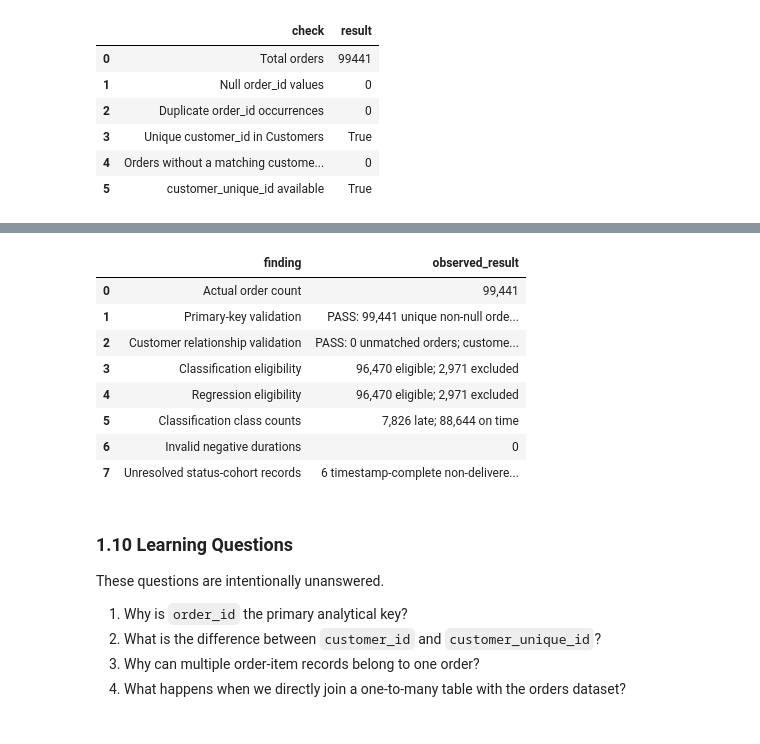
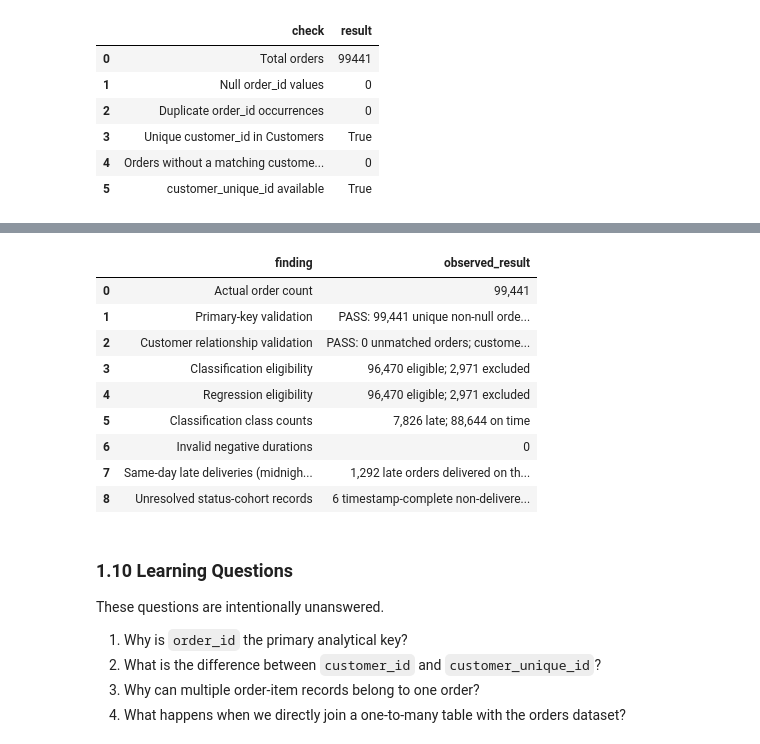
Before and after one commit to mmubashir95/ecommerce-delivery-intelligence, a Jupyter notebook: notebooks/03_exploratory_analysis.ipynb, the cells around one changed output, grey strips where cells are left out. Drawn from its saved outputs; the diff is of its cells as text; code cells hidden in the pictures.

```diff
--- a/notebooks/03_exploratory_analysis.ipynb
+++ b/notebooks/03_exploratory_analysis.ipynb
@@ -247,6 +262,20 @@ orders.loc[classification_eligible, "is_late"] = (
     > orders.loc[classification_eligible, "order_estimated_delivery_date"]
 ).astype("Int8")
 
+# The estimate is stored at midnight, so a delivery later on the same calendar
+# day is late under the strict rule; this count quantifies that convention.
+same_day_late = (
+    classification_eligible
+    & orders["is_late"].eq(1).fillna(False)
+    & orders["order_delivered_customer_date"].dt.normalize().eq(
+        orders["order_estimated_delivery_date"]
+    )
+)
+
+# Rows that satisfy the timestamp rules but are excluded only by the
+# provisional delivered-status rule; shown by status for governance review.
+status_only_exclusions = ~delivered_status & classification_timestamps_valid
+
 classification_summary = pd.DataFrame(
     {
         "metric": [
@@ -255,6 +284,7 @@ classification_summary = pd.DataFrame(
             "Classification-ineligible orders",
             "Eligible late orders",
             "Eligible on-time orders",
+            "Eligible late orders delivered on the estimated calendar day",
             "Timestamp-complete non-delivered orders (governance diagnostic)",
         ],
         "count": [
@@ -263,11 +293,20 @@ classification_summary = pd.DataFrame(
             int((~classification_eligible).sum()),
             int(orders.loc[classification_eligible, "is_late"].eq(1).sum()),
             int(orders.loc[classification_eligible, "is_late"].eq(0).sum()),
-            int((~delivered_status & classification_timestamps_valid).sum()),
+            int(same_day_late.sum()),
+            int(status_only_exclusions.sum()),
         ],
     }
 )
-classification_summary
+display(classification_summary)
+
+status_only_exclusion_breakdown = (
+    orders.loc[status_only_exclusions, "order_status"]
+    .value_counts()
+    .rename_axis("order_status")
+    .reset_index(name="timestamp_complete_rows")
+)
+status_only_exclusion_breakdown
 # %% [output]
 |  | metric | count |
 | 0 | Total orders | 99441 |
@@ -479,35 +549,45 @@ key_findings = pd.DataFrame(
             "Actual order count",
             "Primary-key validation",
             "Customer relationship validation",
             "Classification eligibility",
             "Regression eligibility",
             "Classification class counts",
             "Invalid negative durations",
+            "Same-day late deliveries (midnight estimate)",
             "Unresolved status-cohort records",
         ],
         "observed_result": [
             f"{len(orders):,}",
             f"PASS: {orders['order_id'].nunique():,} unique non-null order_id values",
             f"PASS: {int(unmatched_customer_mask.sum()):,} unmatched orders; customer_id unique={customers['customer_id'].is_unique}",
             f"{int(classification_eligible.sum()):,} eligible; {int((~classification_eligible).sum()):,} excluded",
             f"{int(regression_eligible.sum()):,} eligible; {int((~regression_eligible).sum()):,} excluded",
             f"{int(orders['is_late'].eq(1).sum()):,} late; {int(orders['is_late'].eq(0).sum()):,} on time",
             f"{int(negative_duration.sum()):,}",
-            f"{int((~delivered_status & classification_timestamps_valid).sum()):,} timestamp-complete non-delivered orders excluded pending governance",
+            f"{int(same_day_late.sum()):,} late orders delivered on the estimated calendar day",
+            f"{int(status_only_exclusions.sum()):,} timestamp-complete non-delivered orders excluded pending governance ("
+            + ", ".join(
+                f"{status}: {count}"
+                for status, count in orders.loc[status_only_exclusions, "order_status"]
+                .value_counts()
+                .items()
+            )
+            + ")",
         ],
     }
 )
 key_findings
 # %% [output]
 |  | finding | observed_result |
 | 0 | Actual order count | 99,441 |
 | 1 | Primary-key validation | PASS: 99,441 unique non-null orde... |
 | 2 | Customer relationship validation | PASS: 0 unmatched orders; custome... |
 | 3 | Classification eligibility | 96,470 eligible; 2,971 excluded |
 | 4 | Regression eligibility | 96,470 eligible; 2,971 excluded |
 | 5 | Classification class counts | 7,826 late; 88,644 on time |
 | 6 | Invalid negative durations | 0 |
-| 7 | Unresolved status-cohort records | 6 timestamp-complete non-delivere... |
+| 7 | Same-day late deliveries (midnigh... | 1,292 late orders delivered on th... |
+| 8 | Unresolved status-cohort records | 6 timestamp-complete non-delivere... |
 # %% [markdown]
 ### 1.10 Learning Questions
 
```
Also changed, not shown: parts of 8 cells of this notebook.
